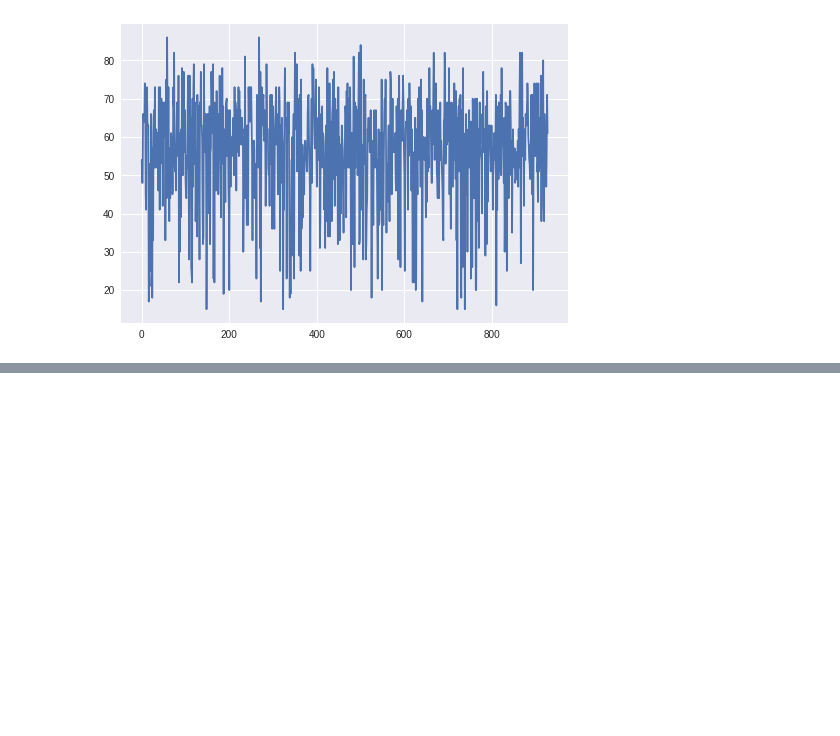
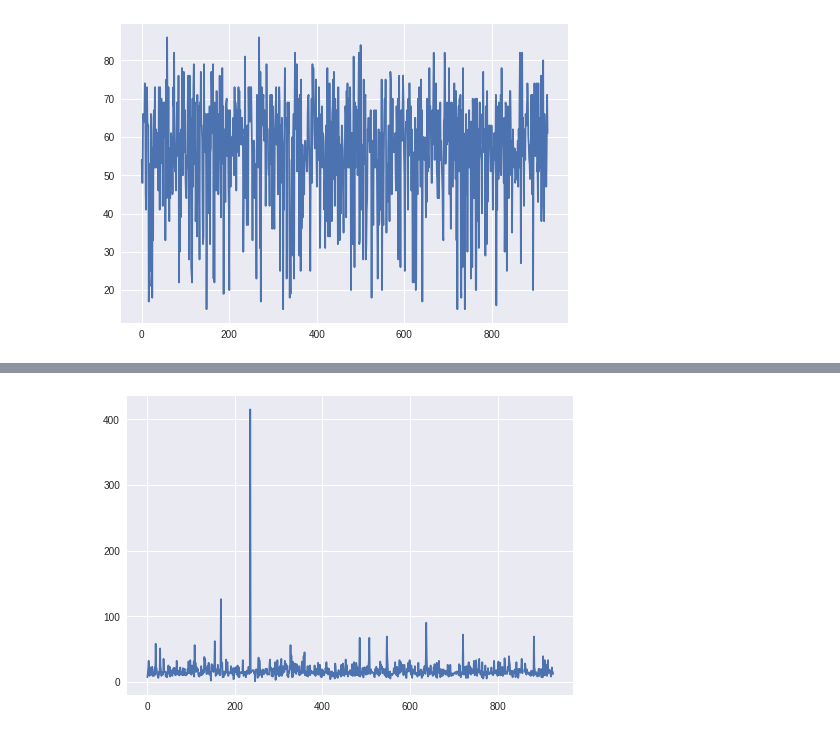
Before and after one commit to goldenamir/md, a Jupyter notebook: App01.ipynb, the cells around one changed output, grey strips where cells are left out. Cells and saved outputs as stored; diff of their text form; code cells hidden in the pictures; blank space fills up the shorter version.

```diff
--- a/App01.ipynb
+++ b/App01.ipynb
@@ -37,0 +50,6 @@ plt.show()
+# %%
+plt.figure;
+df['طول مدت بستری'].plot()
+plt.show()
+# %% [output]
+[figure, added]
```
Also changed, not shown: parts of 1 cell of this notebook.
